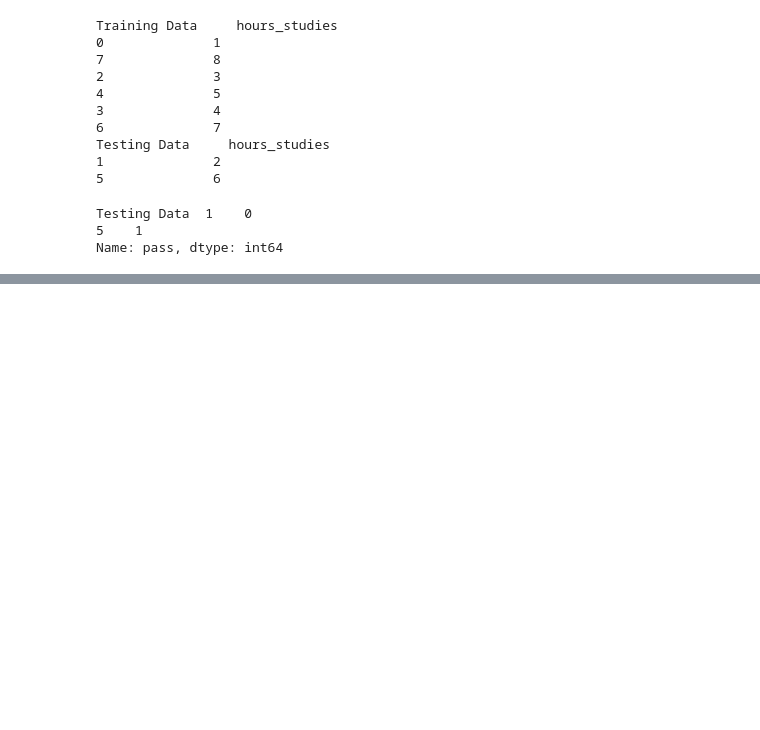
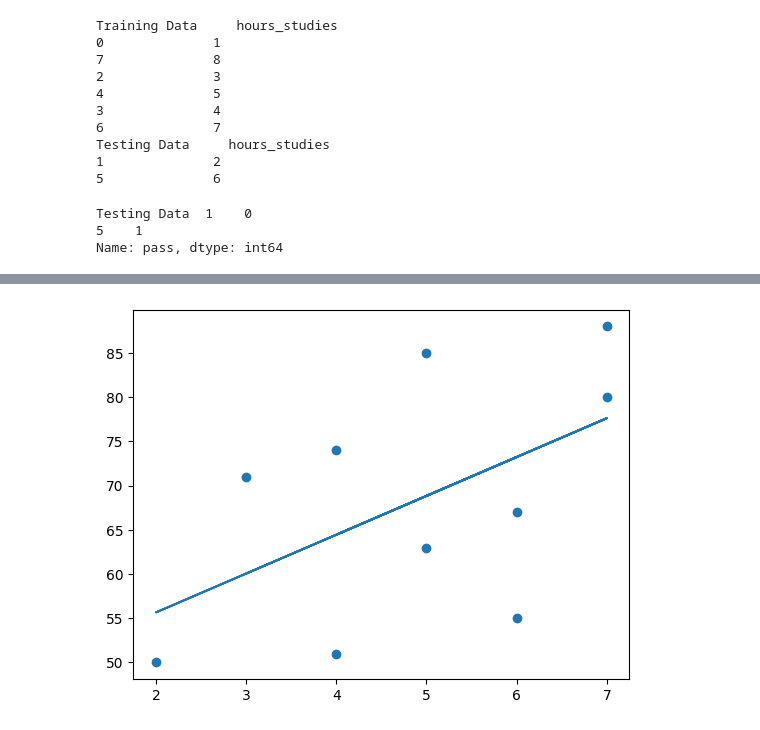
Before and after one commit to raisharad/GenerativeAIandAgenticAI, a Jupyter notebook: May30.ipynb, the cells around one changed output, grey strips where cells are left out. Saved outputs shown, nothing was run; the diff lists cells and outputs as text; code cells hidden in the pictures; blank space fills up the shorter version.

```diff
--- a/May30.ipynb
+++ b/May30.ipynb
@@ -68,0 +144,7 @@ from sklearn.linear_model import LinearRegression
+# %%
+plt.scatter(x,y)
+plt.plot(x,lr.predict(x))
+plt.show()
+#
+# %% [output]
+[figure, added]
```
Also changed, not shown: parts of 8 cells of this notebook.
